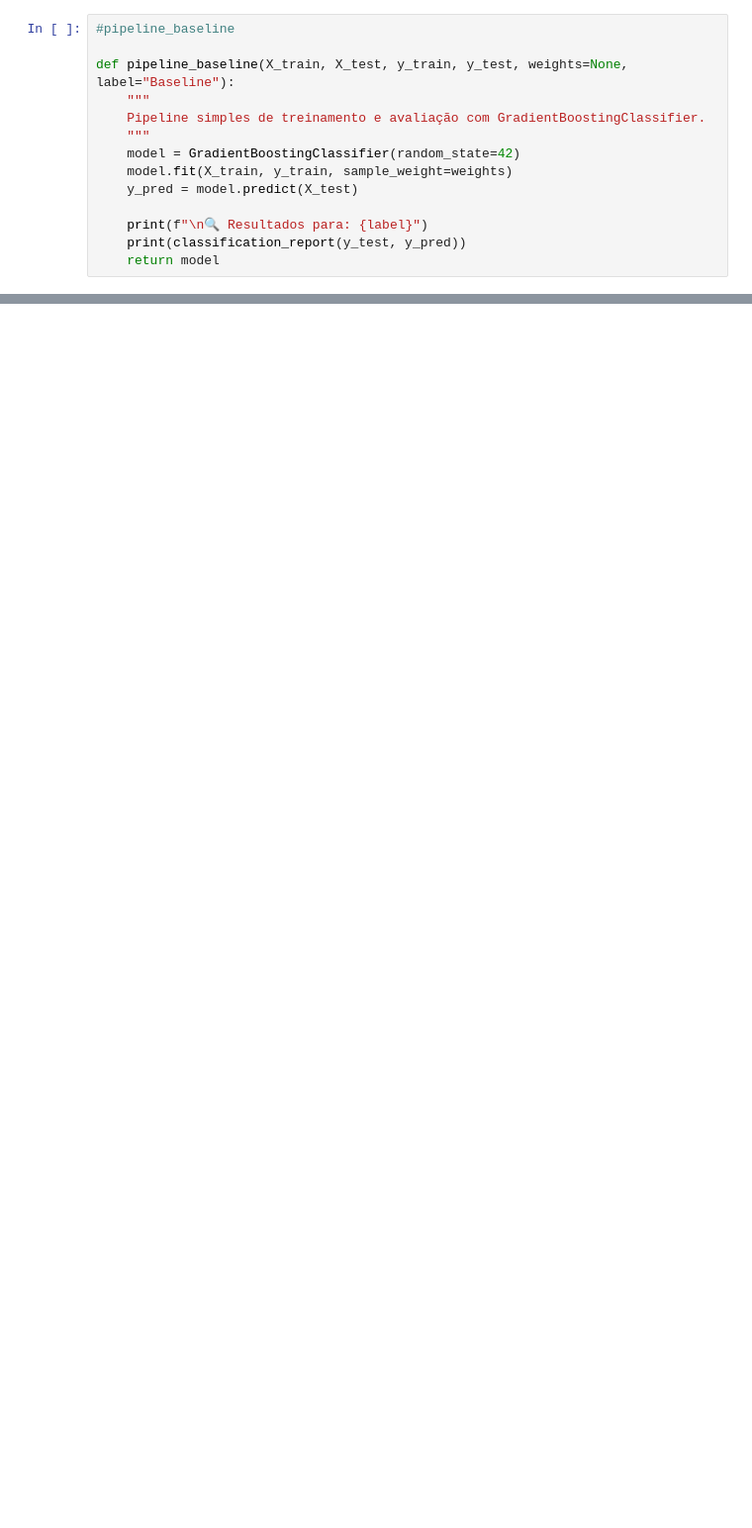
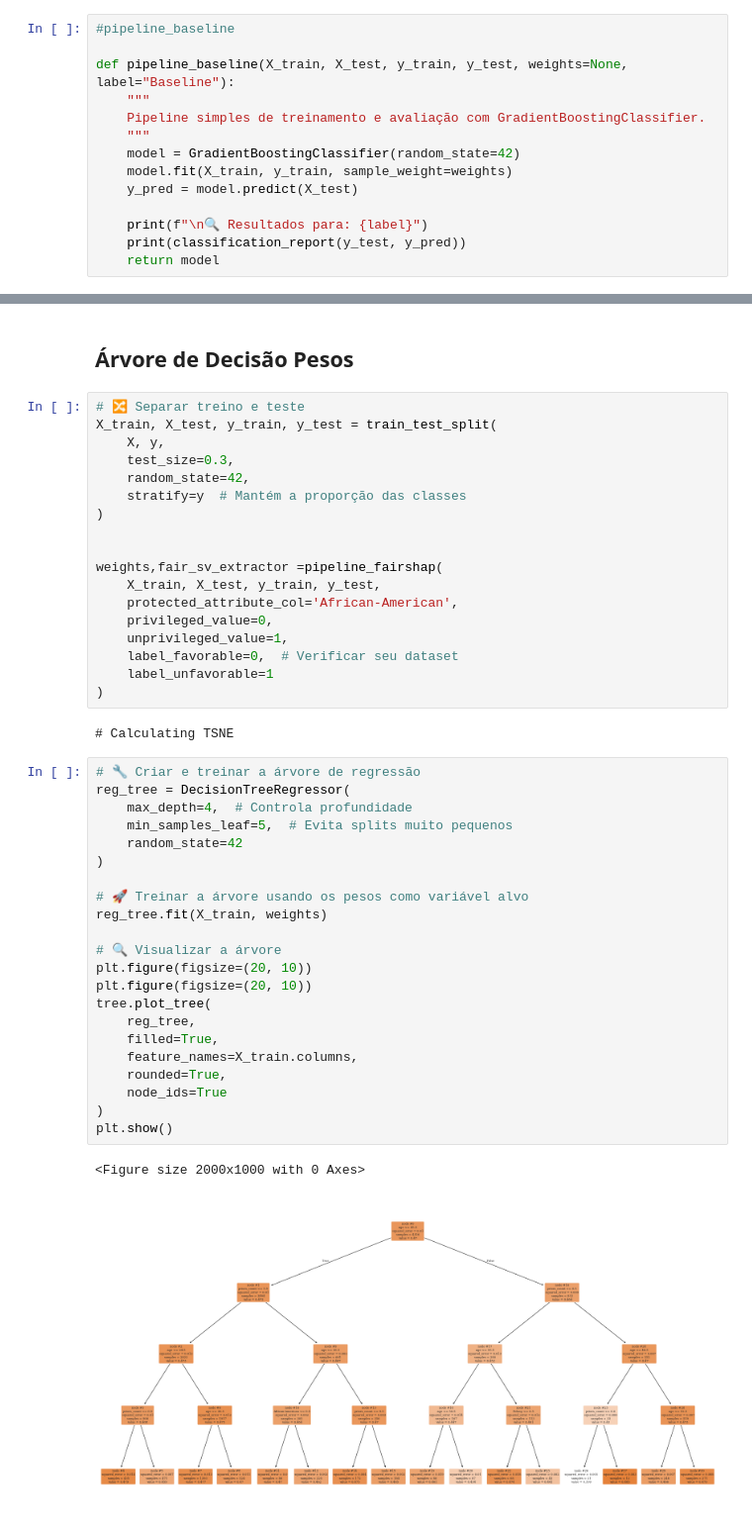
Before and after one commit to davimart/psg-compas, a Jupyter notebook: FairShap_COMPAS.ipynb, the cells around one changed output, grey strips where cells are left out. Shown at 99% size. Saved outputs shown, nothing was run; the diff lists cells and outputs as text; blank space fills up the shorter version.

```diff
--- a/FairShap_COMPAS.ipynb
+++ b/FairShap_COMPAS.ipynb
@@ -725,0 +742,47 @@ AfricanAmerican
+# %% [markdown]
+## Árvore de Decisão Pesos
+# %%
+# 🔀 Separar treino e teste
+X_train, X_test, y_train, y_test = train_test_split(
+    X, y,
+    test_size=0.3,
+    random_state=42,
+    stratify=y  # Mantém a proporção das classes
+)
+
+
+weights,fair_sv_extractor =pipeline_fairshap(
+    X_train, X_test, y_train, y_test,
+    protected_attribute_col='African-American',
+    privileged_value=0,
+    unprivileged_value=1,
+    label_favorable=0,  # Verificar seu dataset
+    label_unfavorable=1
+)
+# %% [output]
+# Calculating TSNE
+# %%
+# 🔧 Criar e treinar a árvore de regressão
+reg_tree = DecisionTreeRegressor(
+    max_depth=4,  # Controla profundidade
+    min_samples_leaf=5,  # Evita splits muito pequenos
+    random_state=42
+)
+
+# 🚀 Treinar a árvore usando os pesos como variável alvo
+reg_tree.fit(X_train, weights)
+
+# 🔍 Visualizar a árvore
+plt.figure(figsize=(20, 10))
+plt.figure(figsize=(20, 10))
+tree.plot_tree(
+    reg_tree,
+    filled=True,
+    feature_names=X_train.columns,
+    rounded=True,
+    node_ids=True
+)
+plt.show()
+# %% [output]
+<Figure size 2000x1000 with 0 Axes>
+[figure, added]
```
Also changed, not shown: parts of 56 cells of this notebook, 3 other files.
